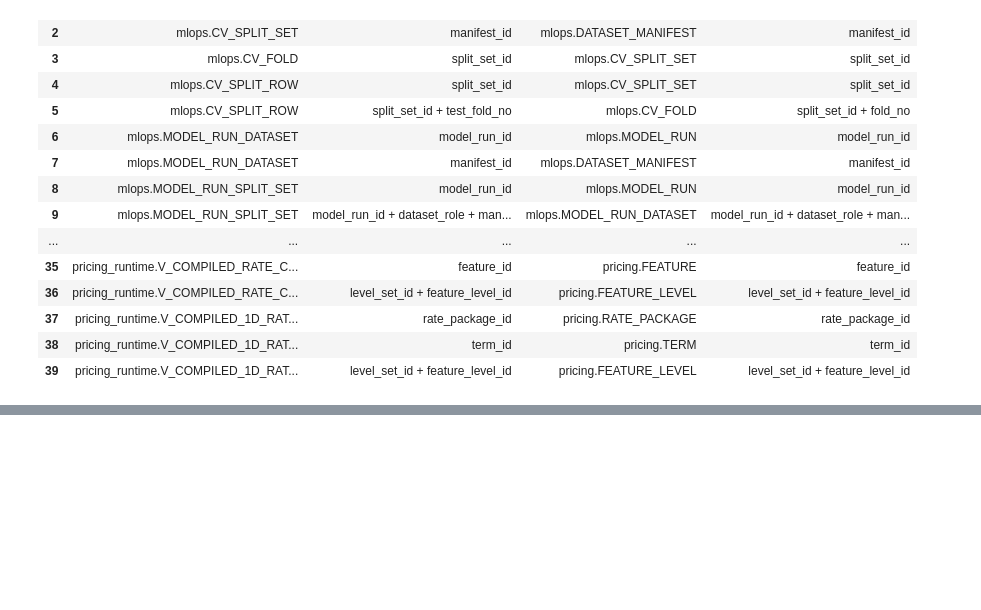
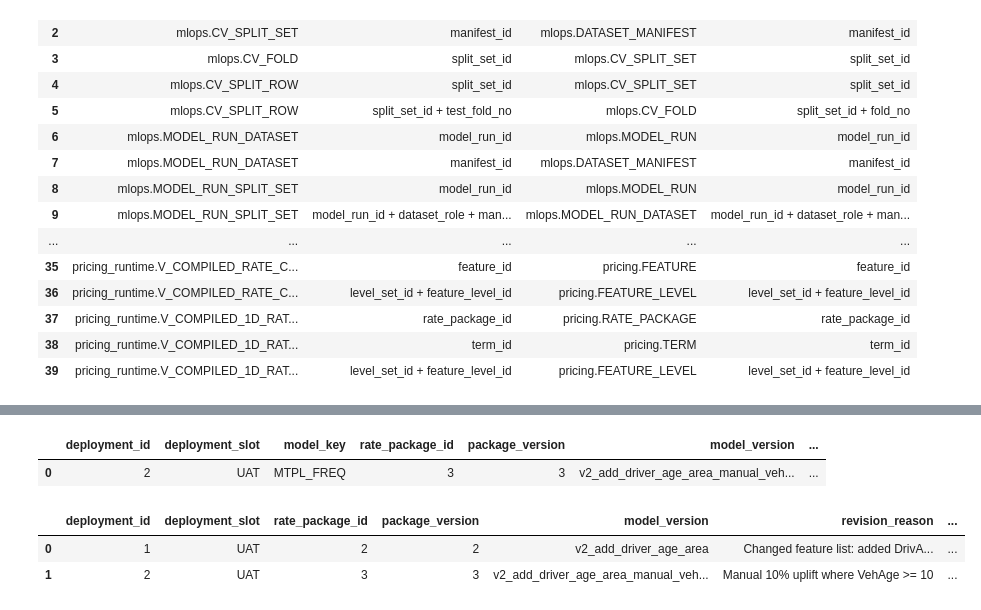
Before and after one commit to StrudelDoodleS/airflow_superglm_builder, a Jupyter notebook: tutorials/basic_sql_etl_and_schema_walkthrough.ipynb, the cells around one changed output, grey strips where cells are left out. Saved outputs shown, nothing was run; the diff lists cells and outputs as text; code cells hidden in the pictures; blank space fills up the shorter version.

```diff
--- a/tutorials/basic_sql_etl_and_schema_walkthrough.ipynb
+++ b/tutorials/basic_sql_etl_and_schema_walkthrough.ipynb
@@ -454,0 +1113,18 @@ engine = get_engine(settings, database="ExistingWorkDatabase")
+# %%
+deploy_rate_package(
+    con,
+    model_id=model_id,
+    rate_package_id=manual_package_id,
+    deployment_slot="UAT",
+    deployed_by="notebook",
+    deployment_note="Use manual 10% VehAge uplift package instead of raw v2 model package",
+)
+
+display(current_deployment(con, "UAT"))
+display(deployment_history(con))
+# %% [output]
+|  | deployment_id | deployment_slot | model_key | rate_package_id | package_version | model_version | ... |
+| 0 | 2 | UAT | MTPL_FREQ | 3 | 3 | v2_add_driver_age_area_manual_veh... | ... |
+|  | deployment_id | deployment_slot | rate_package_id | package_version | model_version | revision_reason | ... |
+| 0 | 1 | UAT | 2 | 2 | v2_add_driver_age_area | Changed feature list: added DrivA... | ... |
+| 1 | 2 | UAT | 3 | 3 | v2_add_driver_age_area_manual_veh... | Manual 10% uplift where VehAge >= 10 | ... |
```
Also changed, not shown: parts of 49 cells of this notebook, 1 other file.
